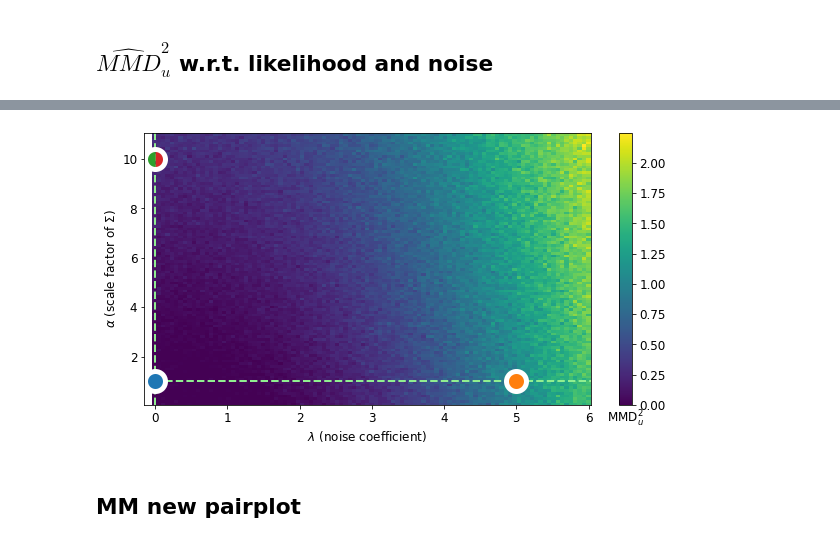
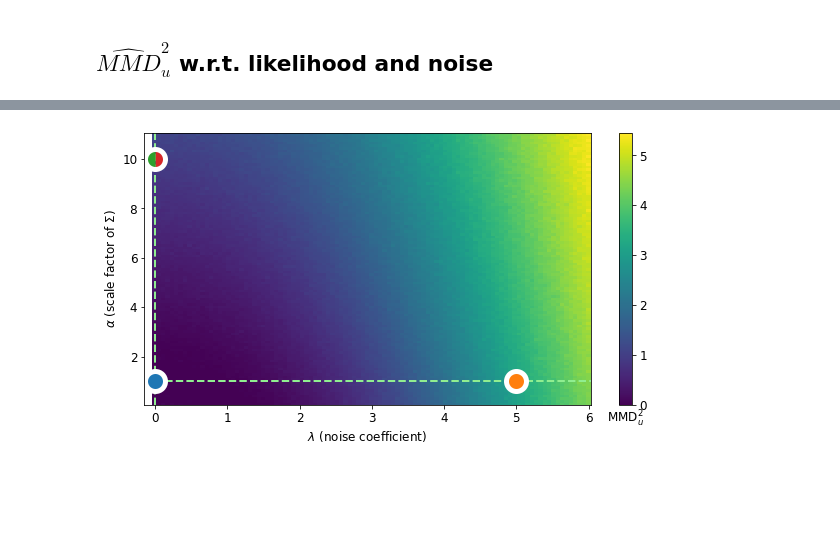
Before and after one commit to marvinschmitt/ModelMisspecificationBF, a Jupyter notebook: abf_mvn_means.ipynb, the cells around one changed output, grey strips where cells are left out. Saved outputs shown, nothing was run; the diff lists cells and outputs as text; code cells hidden in the pictures; blank space fills up the shorter version.

```diff
--- a/abf_mvn_means.ipynb
+++ b/abf_mvn_means.ipynb
@@ -122,3 +194,0 @@ Networks loaded from export_ckpt/mmd/means_5D_S5/ckpt-50
-# %%
-# Hypersetup for all tasks
-D = 5
@@ -323,0 +352,16 @@ adversarial_diagnostics(trainer, generative_model=None, theta=theta_A3b, x=x_o_A
+# %%
+prior = GaussianMeanPrior(D=D, mu_mean=0, mu_scale=1)
+simulator = GaussianMeanSimulator(D=D)
+
+generative_model = GenerativeModel(prior, simulator)
+theta, x = generative_model(200, 100)
+
+lamda = 5.0  # contribution of contamination xi
+
+xi = cn.powerlaw_psd_gaussian(exponent=1, size=x.shape)
+
+x = x + lamda * normalize(xi)
+
+adversarial_diagnostics(trainer_overcomplete, generative_model=None, theta=theta, x=x,
+                        #print_plots=True,
+                       filename=f"plots/abf_mvn_means_overcomplete_noise")
@@ -457,36 +535,66 @@ if RERUN_GRID_EXPERIMENT:
 # %%
-from matplotlib.markers import MarkerStyle
+n_alpha = 101
+n_lamda = 101
+alpha_list = np.linspace(0.1, 11.0, num = n_alpha)
+lamda_list = np.linspace(0.0, 6.0, num = n_lamda)
 
-MMD = np.load(f"data/MMD_grid_experiments/MMD_MVN_S{S}_likelihood_noise.npy")
+alpha_grid, lamda_grid = np.meshgrid(alpha_list, lamda_list)
+
+if RERUN_GRID_EXPERIMENT:
+    _, x = trainer_overcomplete._forward_inference(200, 100)
+    z_psi = np.array(trainer_overcomplete.network.summary_net(x))
+
+    MMD = np.zeros((n_lamda, n_alpha))
+    for i in tqdm(range(n_lamda)):
+        for j in range(n_alpha):
+            alpha = alpha_grid[i, j]
+            lamda = lamda_grid[i, j]
+            prior = GaussianMeanPrior(D=D, mu_mean=0.0, mu_scale=1.0)
+            simulator = GaussianMeanSimulator(D=D, s=alpha)
+            generative_model = GenerativeModel(prior, simulator)
+            _, x_o = generative_model(200, 100)
+
+            xi = cn.powerlaw_psd_gaussian(exponent=1, size=x.shape)
+            xi = normalize(xi)
+
+            x_o = x_o + lamda * xi
+
+            s_o = np.array(trainer_overcomplete.network.summary_net(x_o))
+            MMD[i, j] = float(maximum_mean_discrepancy(s_o, z_psi, unbiased=True))
+    np.save(f"data/MMD_grid_experiments/MVN_MMD_grid_overcomplete_likelihood_noise.npy", MMD)
+
+
+
+MMD = np.load(f"data/MMD_grid_experiments/MVN_MMD_grid_overcomplete_likelihood_noise.npy")
 plt.figure(figsize=(10, 5))
 plt.pcolor(lamda_list, alpha_list, MMD.T, shading="nearest")
 
 plt.xlabel(r"$\lambda$ (noise coefficient)")
 plt.ylabel(r"$\alpha$ (scale factor of $\Sigma$)")
 
 plt.axvline(x=0.0, linestyle="--", color="lightgreen", alpha=1.00, linewidth=2)
 plt.axhline(y=1.0, linestyle="--", color="lightgreen", alpha=1.00, linewidth=2)
 
 plt.plot(5, 1, linewidth=10, alpha=1.0,
          marker="o", markersize=20, markeredgewidth=5.0, markeredgecolor="white", markerfacecolor = 'tab:orange'
         )
 plt.plot(0, 1, linewidth=10, alpha=1.0,
          marker="o", markersize=20, markeredgewidth=5.0, markeredgecolor="white", markerfacecolor = 'tab:blue'
         )
 plt.plot(0, 10, linewidth=10, alpha=1.0,
          marker=MarkerStyle("o", fillstyle="right"), markersize=20, markeredgewidth=0, markeredgecolor="white", markerfacecolor = 'tab:red'
         )
 plt.plot(0, 10, linewidth=10, alpha=1.0,
          marker=MarkerStyle("o", fillstyle="left"), markersize=20, markeredgewidth=0, markeredgecolor="white", markerfacecolor = 'tab:green'
         )
 plt.plot(0, 10, linewidth=10, alpha=1.0,
          marker=MarkerStyle("o", fillstyle="none"), markersize=20, markeredgewidth=5.0, markeredgecolor="white", markerfacecolor = 'darkviolet'
         )
 plt.xlim(-0.15)
 
 cbar = plt.colorbar()
 cbar.ax.set_xlabel(r"MMD$^2_u$")
 
-plt.savefig(f"plots/abf_mvn_means_S{S}_mmd_likelihood_noise_MM.{FILEFORMAT}")
+plt.savefig(f"plots/abf_mvn_means_overcomplete_mmd_grid_likelihood_noise.{FILEFORMAT}")
 # %% [output]
-[figure, old version]
+[figure, new version]
@@ -518,2 +600,0 @@ plt.show()
-# %% [markdown]
-## MM new pairplot
```
Also changed, not shown: parts of 99 cells of this notebook, 2 other files.
